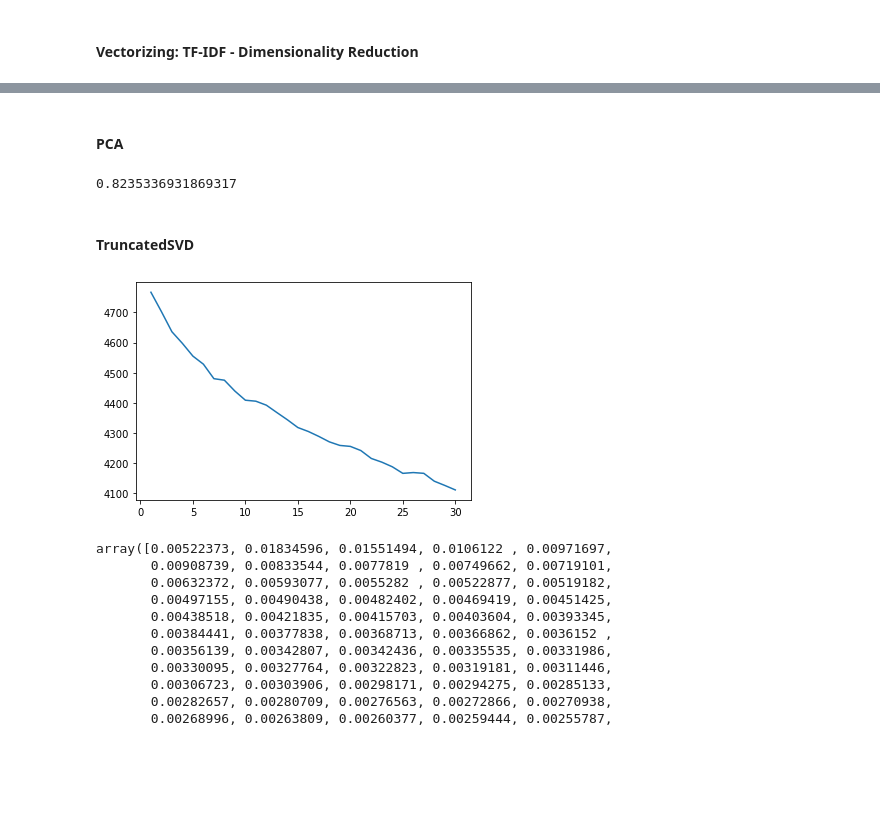
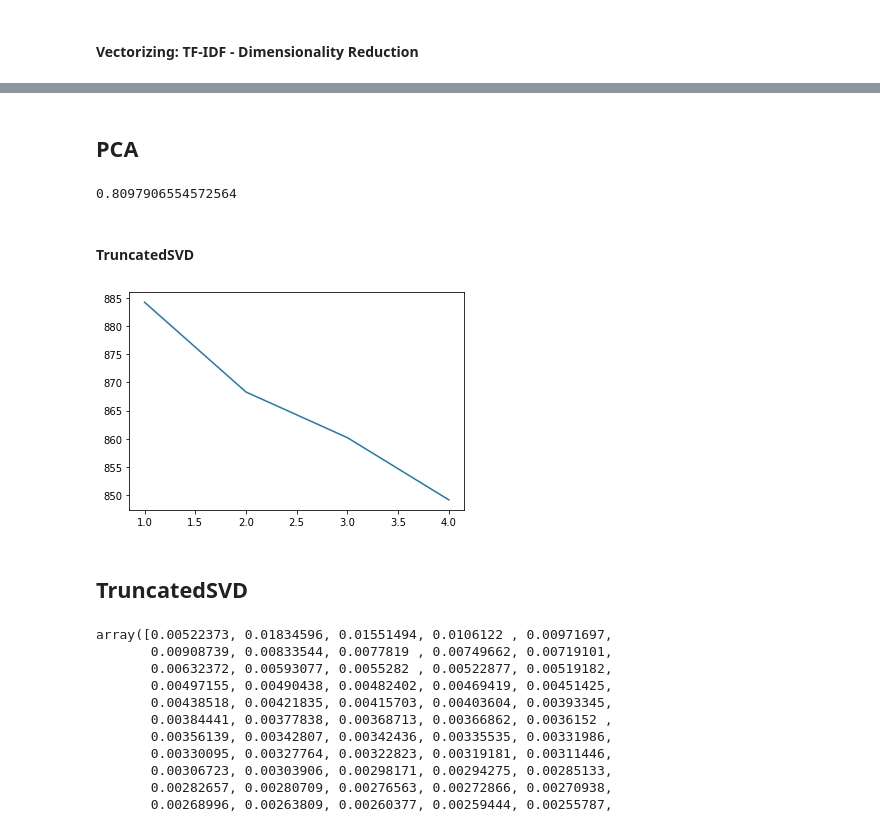
Before and after one commit to LyuboKushev/Employment-Data, a Jupyter notebook: Text Analysis Jobs bg.ipynb, the cells around one changed output, grey strips where cells are left out. Saved outputs shown, nothing was run; the diff lists cells and outputs as text; code cells hidden in the pictures; blank space fills up the shorter version.

```diff
--- a/Text Analysis Jobs bg.ipynb
+++ b/Text Analysis Jobs bg.ipynb
@@ -209,4 +191,5 @@ descriptions.head()
 | 3 | 5950538 | html Customer Support Representat... | Customer Support Representative | ТЕК ЕКСПЪРТС ЕООД |
 | 4 | 5933745 | html Grafixoft is a leading softw... | Software Engineer (C#/.NET) | ГРАФИКСОФТ ООД |
 # %%
+descriptions = descriptions.copy()
 descriptions['cleaned_text'] = descriptions['job_description'].apply(lambda x: clean_text(x.lower()))
@@ -373,9 +339,12 @@ for i in range(num_clusters):
 # %% [markdown]
 #### Vectorizing: TF-IDF - Dimensionality Reduction
 # %%
+data_sample = descriptions_engish[0:1000]
+
 tfidf = TfidfVectorizer(analyzer=clean_text)
+csr_matrix = tfidf.fit_transform(descriptions_engish['job_description'])
 
-csr_mat = tfidf.fit_transform(descriptions_engish['job_description'])
-print(csr_mat.toarray())
 words = tfidf.get_feature_names()
-print(words)
+
+#print(csr_matrix.toarray())
+#print(words)
@@ -391,50 +351,54 @@ print(words)
 # %% [markdown]
-#### PCA
+## PCA
 # %%
 from sklearn.decomposition import PCA
 from sklearn.cluster import KMeans
 from sklearn.pipeline import make_pipeline
 
-csr_mat_mat = pd.DataFrame(csr_mat.toarray())
+pca_matrix = pd.DataFrame(csr_matrix.toarray())
 
-# Create a TruncatedSVD instace: svd
+# Create a PCA instace: pca
 pca = PCA(n_components=1000)
 #pca.fit(csr_mat_mat)
 
 # Create a KMeans instance: kmeans
-kmeans = KMeans(n_clusters=20)
+kmeans = KMeans(n_clusters=2)
 
 # Create a pipeline: pipeline
 pipeline = make_pipeline(pca, kmeans)
 
 # Fit the pipeline to words
-pipeline.fit(csr_mat_mat)
+pipeline.fit(pca_matrix)
 
 # Calculate the cluster labels: labels
-labels = pipeline.predict(csr_mat_mat)
+labels = pipeline.predict(pca_matrix)
 
 # Create a DataFrame aligning labels and titles: df
-df = pd.DataFrame({'label': labels, 'position': list(descriptions_engish.position), 'position id': list(descriptions_engish['position_id']), 'company': list(descriptions_engish['company_name'])})
+#df = pd.DataFrame({'label': labels, 'position': list(descriptions_engish.position), 'position id': list(descriptions_engish['position_id']), 'company': list(descriptions_engish['company_name'])})
+pca_df = pd.DataFrame({'label': labels, 'position': list(descriptions_engish.position), 'position id': list(descriptions_engish['position_id']), 'company': list(descriptions_engish['company_name'])})
+
+
 
 # Display df sorted by cluster label
 #print(df.sort_values('label'))
+print(np.sum(pca.explained_variance_ratio_))
+# %% [output]
+0.8097906554572564
-# %%
-np.sum(pca.explained_variance_ratio_)
-# %% [output]
-0.8235336931869317
 # %%
 lst =[]
-for i in range(1,101,5):
+for i in tqdm.tqdm(range(1,5)):
     km = KMeans(n_clusters=i)
-    km.fit(csr_mat_mat)
+    km.fit(pca_matrix)
     lst.append(km.inertia_)
 # %% [markdown]
 #### TruncatedSVD
 # %%
-plt.plot(range(1,31),lst)
+plt.plot(range(1,5),lst)
 plt.show()
 # %% [output]
-[figure, old version]
+[figure, new version]
+# %% [markdown]
+## TruncatedSVD
 # %%
 from sklearn.decomposition import TruncatedSVD
 from sklearn.cluster import KMeans
```
Also changed, not shown: parts of 23 cells of this notebook, 1 other file.
